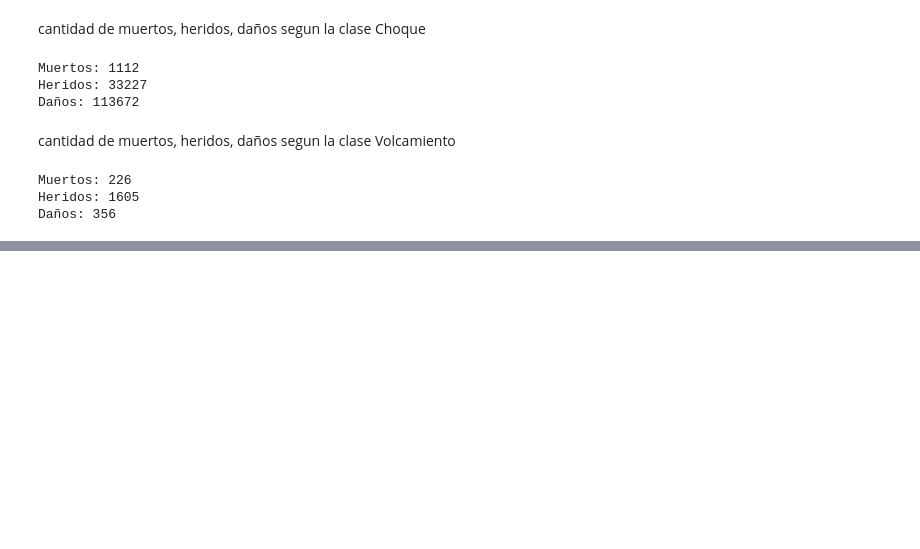
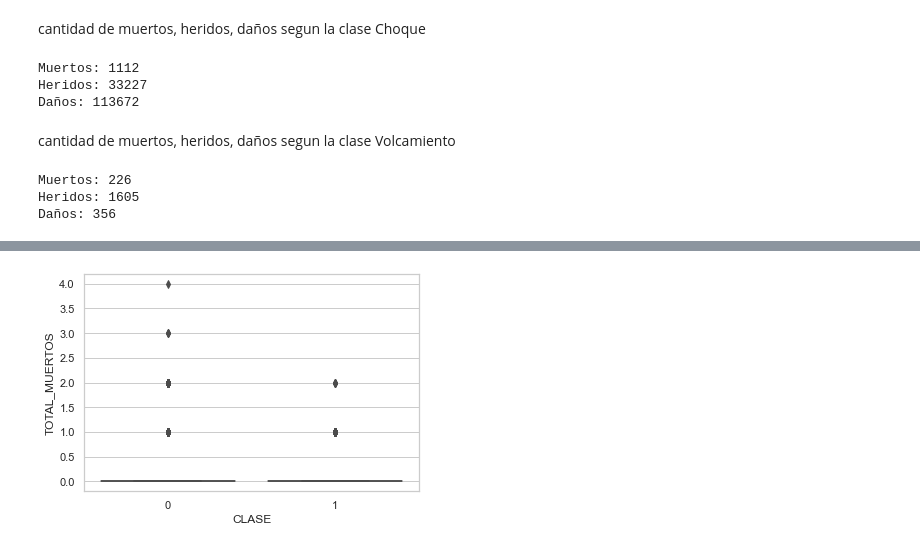
Before and after one commit to Roybermahe/proyecto_trafico, a Jupyter notebook: main.ipynb, the cells around one changed output, grey strips where cells are left out. Drawn from its saved outputs; the diff is of its cells as text; code cells hidden in the pictures; blank space fills up the shorter version.

```diff
--- a/main.ipynb
+++ b/main.ipynb
@@ -107,0 +180,4 @@ Daños: 356
+# %%
+ax = sns.boxplot(x='CLASE',y='TOTAL_MUERTOS',data=dataCopy)
+# %% [output]
+[figure, added]
```
Also changed, not shown: parts of 30 cells of this notebook.
